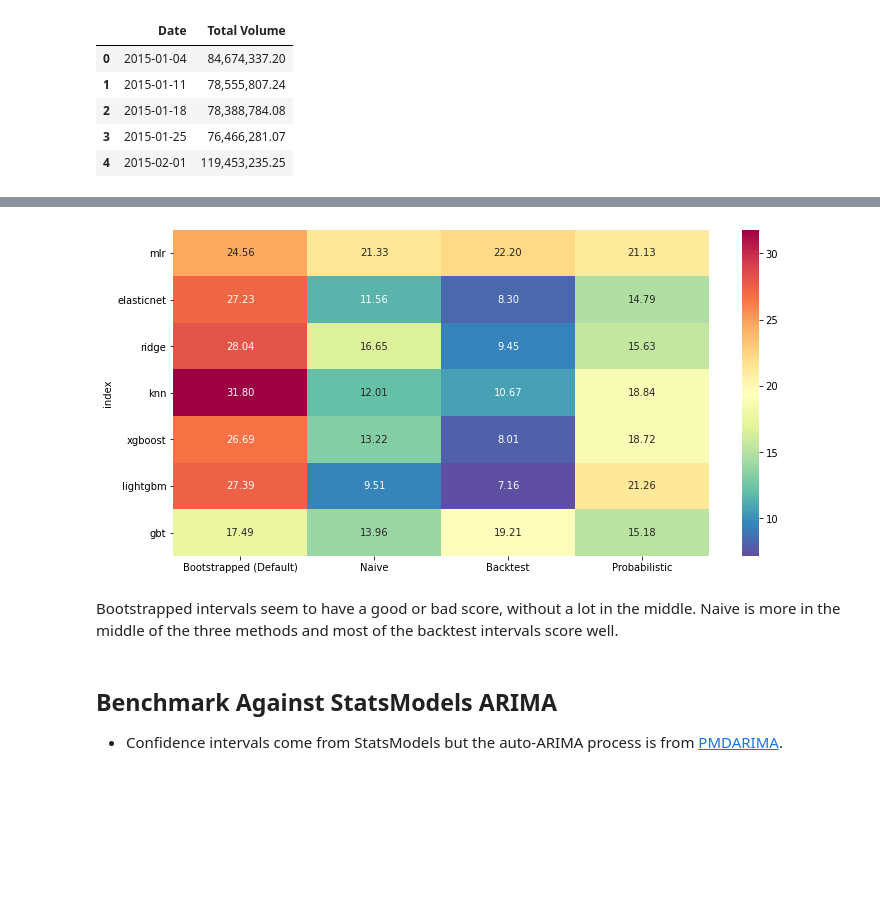
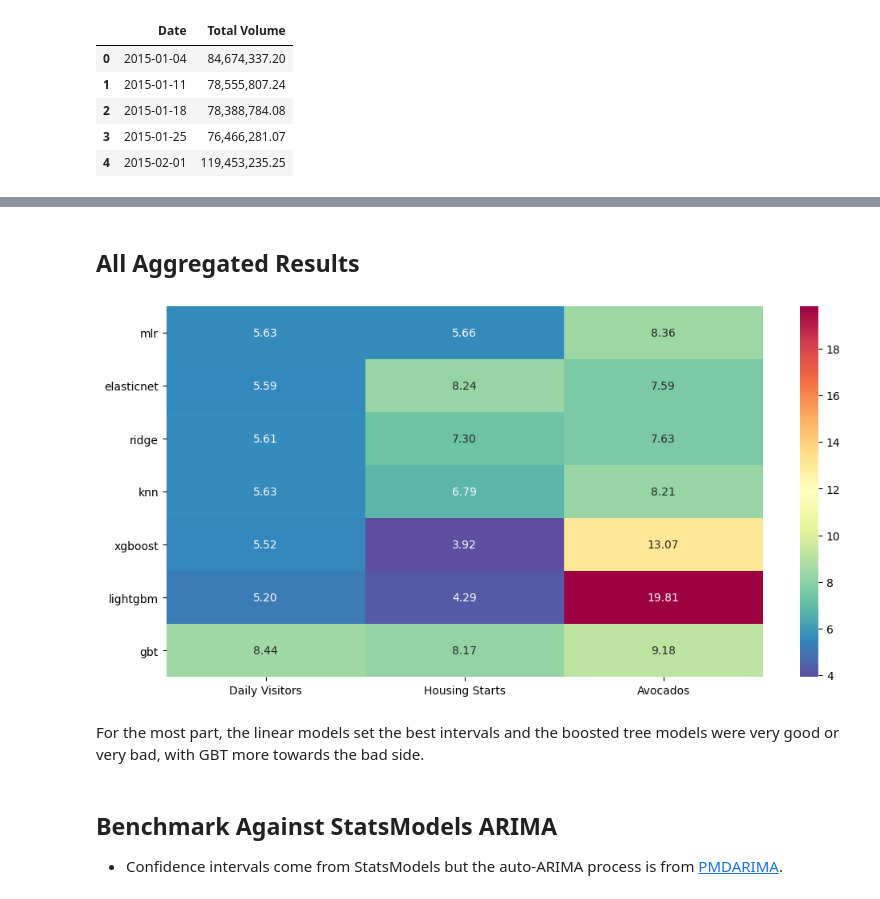
Before and after one commit to mikekeith52/scalecast-examples, a Jupyter notebook: misc/cis/cis.ipynb, the cells around one changed output, grey strips where cells are left out. Cells and saved outputs as stored; diff of their text form; code cells hidden in the pictures; blank space fills up the shorter version.

```diff
--- a/misc/cis/cis.ipynb
+++ b/misc/cis/cis.ipynb
@@ -791,12 +448,0 @@ plt.show()
-# %%
-avc_fcsts2 = f.export("lvl_fcsts",cis=True)
-avc_results = score_cis(
-    avc_results,
-    avc_fcsts2,
-    'Naive',
-    volume_sep,
-    volume,
-    val_len = val_len,
-    models = models,
-)
-avc_results
@@ -834,12 +448,0 @@ plt.show()
-# %%
-avc_fcsts3 = f.export("lvl_fcsts",cis=True)
-avc_results = score_cis(
-    avc_results,
-    avc_fcsts3,
-    'Backtest',
-    volume_sep,
-    volume,
-    val_len = val_len,
-    models = models,
-)
-avc_results
@@ -879,12 +448,0 @@ plt.show()
-# %%
-avc_fcsts4 = f.export("lvl_fcsts",cis=True)
-avc_results = score_cis(
-    avc_results,
-    avc_fcsts4,
-    'Probabilistic',
-    volume_sep,
-    volume,
-    val_len = val_len,
-    models = models,
-)
-avc_results
@@ -990,0 +449,3 @@ models_pivoted
+# %%
+results['Avocados'] = avc_results['Avocados']
+results
@@ -991,17 +461,19 @@ models_pivoted
+# %% [markdown]
+## All Aggregated Results
 # %%
 _, ax = plt.subplots(figsize=(12,6))
 sns.heatmap(
-    models_pivoted,
+    results,
     annot=True,
     fmt='.2f',
     cmap="Spectral_r",
     ax=ax
 )
 plt.show()
 # %% [output]
-[figure, old version]
+[figure, new version]
-# %% [markdown]
-Bootstrapped intervals seem to have a good or bad score, without a lot in the middle. Naive is more in the middle of the three methods and most of the backtest intervals score well.
+# %% [markdown]
+For the most part, the linear models set the best intervals and the boosted tree models were very good or very bad, with GBT more towards the bad side.
 # %% [markdown]
 ## Benchmark Against StatsModels ARIMA
 - Confidence intervals come from StatsModels but the auto-ARIMA process is from [PMDARIMA](https://alkaline-ml.com/pmdarima/modules/generated/pmdarima.arima.auto_arima.html#pmdarima.arima.auto_arima).
```
Also changed, not shown: parts of 92 cells of this notebook, 2 other files.
